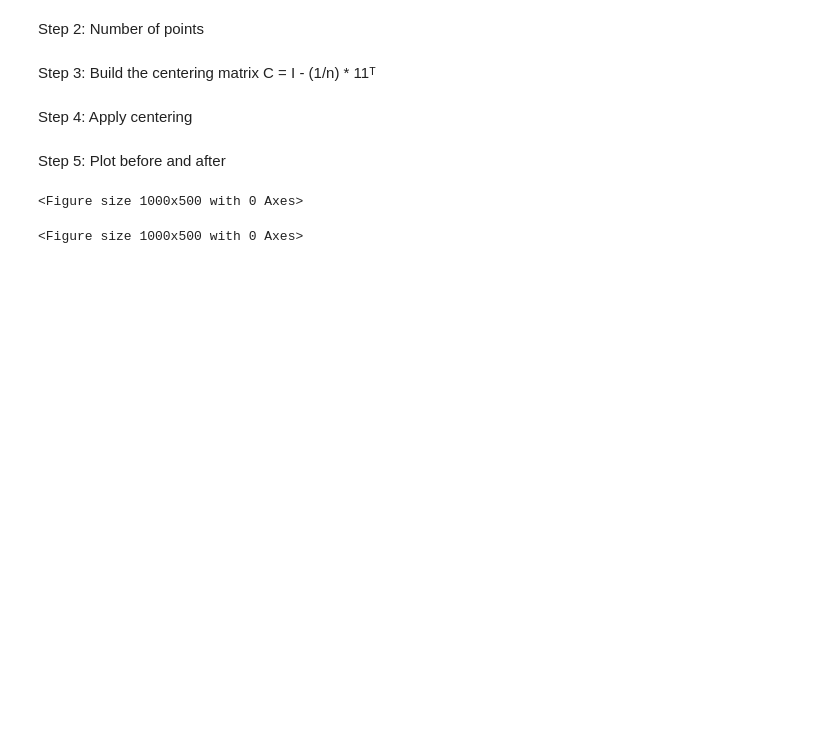
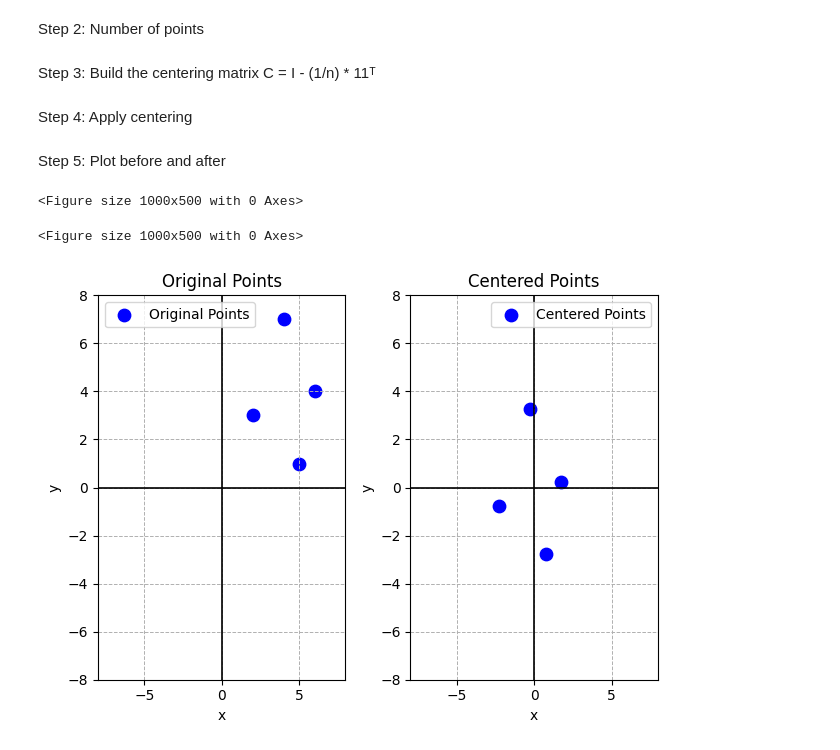
Before and after one commit to ezixuan27/MachineLearningClasses, a Jupyter notebook: math_foundation/lecture_5/data_center_example.ipynb, the cells around one changed output. Cells and saved outputs as stored; diff of their text form; code cells hidden in the pictures; blank space fills up the shorter version.

```diff
--- a/math_foundation/lecture_5/data_center_example.ipynb
+++ b/math_foundation/lecture_5/data_center_example.ipynb
@@ -36,3 +36,21 @@ plt.figure(figsize=(10, 5))
 def plot_dots(img_id, label, X):
 	plt.subplot(1, 2, img_id)
 	plt.scatter(X[:, 0], X[:, 1], color='blue', s=80, label=label)
+	"""Helper to draw x and y axes"""
+	plt.axhline(0, color='black', linewidth=1.2)
+	plt.axvline(0, color='black', linewidth=1.2)
+	plt.xlim(-8, 8)
+	plt.ylim(-8, 8)
+	plt.grid(True, linestyle='--', linewidth=0.7)
+	#
+	plt.title(label)
+	plt.xlabel("x")
+	plt.ylabel("y")
+	plt.legend()
+# %%
+plot_dots(1, "Original Points", X)
+plot_dots(2, "Centered Points", X_centered)
+plt.tight_layout()
+plt.show()
+# %% [output]
+[figure, added]
```
Also changed, not shown: 2 other files.
